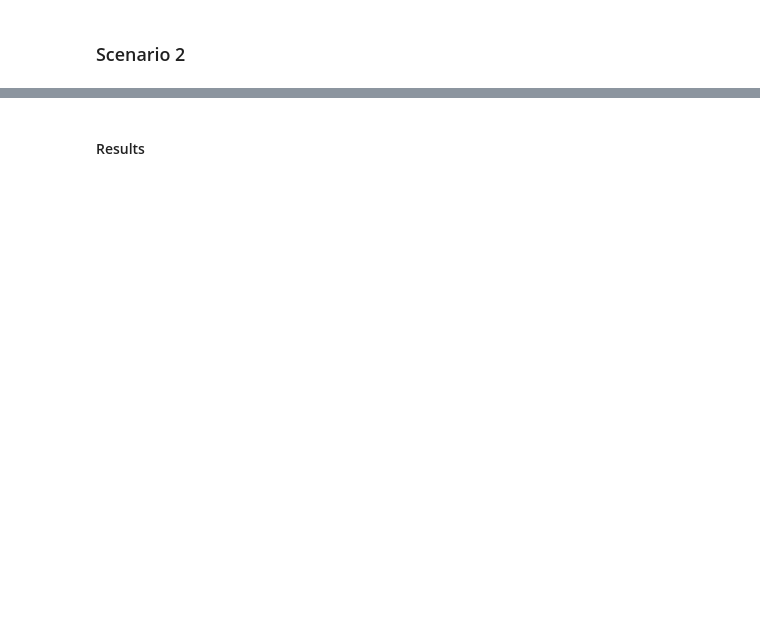
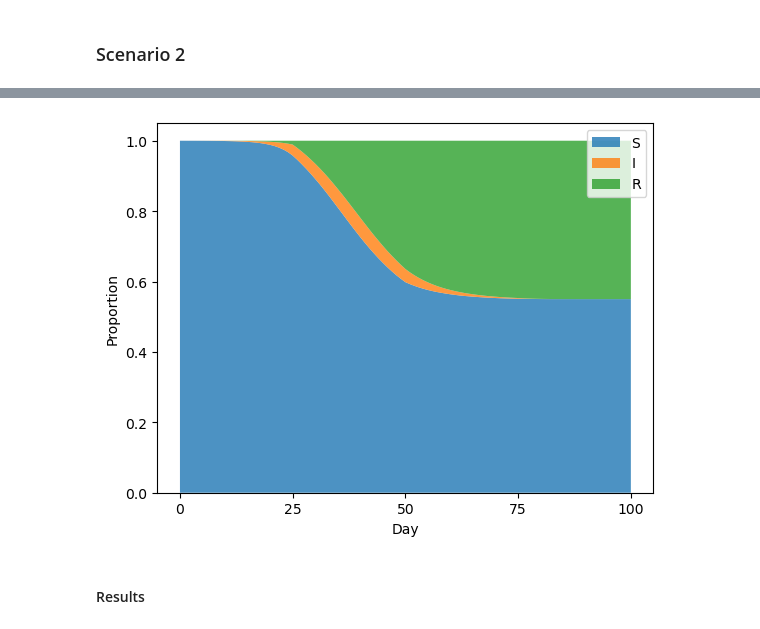
Before and after one commit to enlupi/SIR-Model-Change-Points, a Jupyter notebook: Presentation/Presentation.ipynb, the cells around one changed output, grey strips where cells are left out. Saved outputs shown, nothing was run; the diff lists cells and outputs as text; code cells hidden in the pictures; blank space fills up the shorter version.

```diff
--- a/Presentation/Presentation.ipynb
+++ b/Presentation/Presentation.ipynb
@@ -824,0 +915,4 @@ MI = 1.0626667120633746 out of 1.386
+# %%
+plot_SRI(S, I, R, d=0,sc=1)
+# %% [output]
+[figure, added]
```
Also changed, not shown: parts of 53 cells of this notebook, 9 other files.
